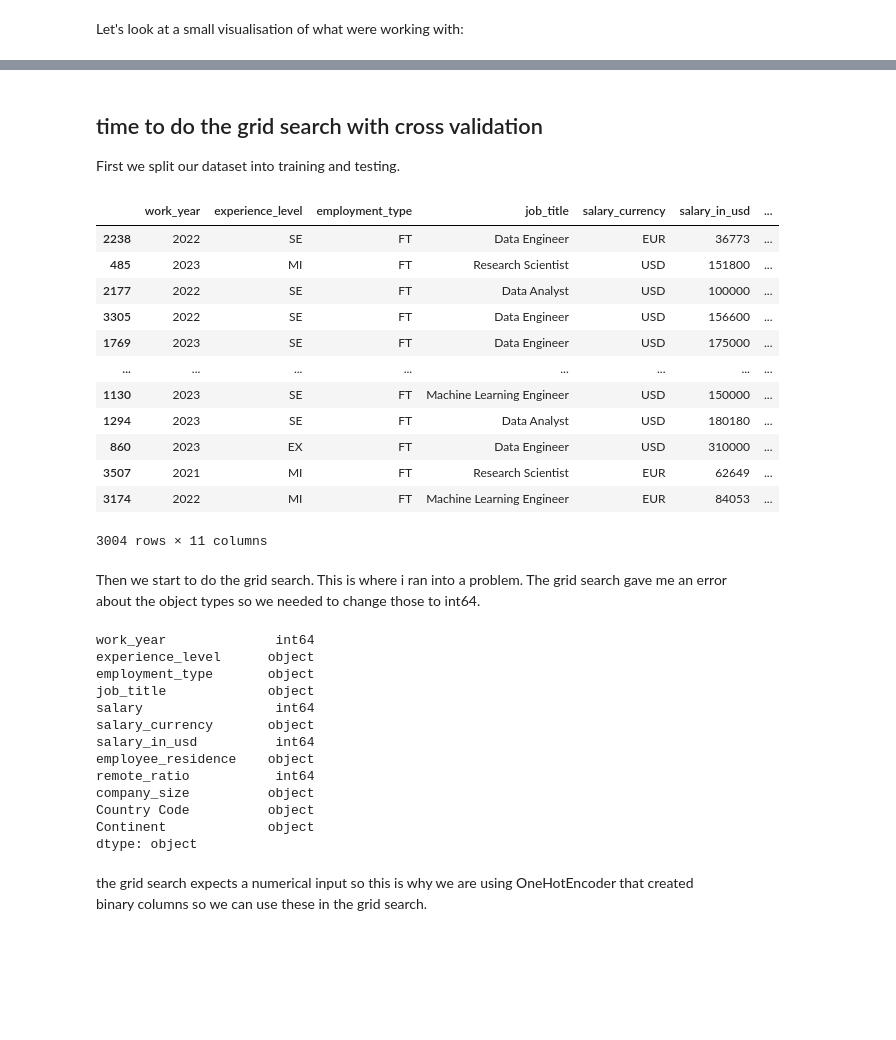
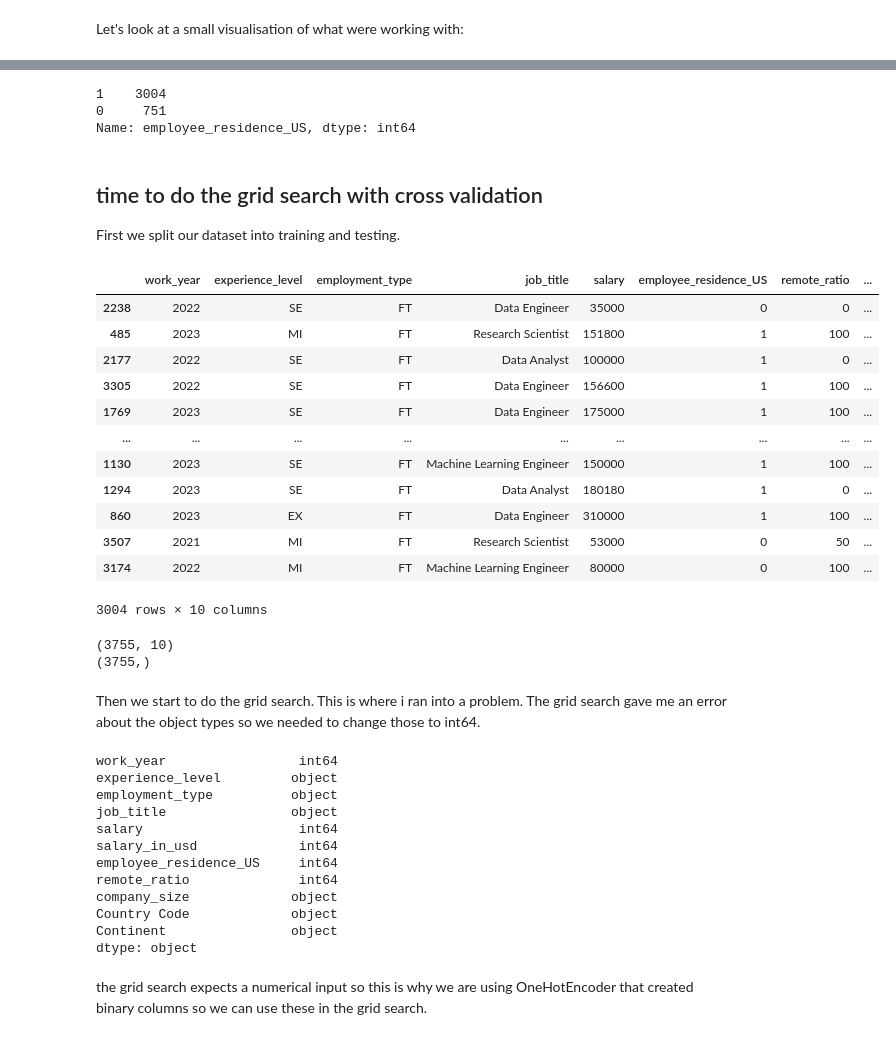
Before and after one commit to alexxtodea/DataAnalytics, a Jupyter notebook: DataSienceSalaries/DSSalaries.ipynb, the cells around one changed output, grey strips where cells are left out. Saved outputs shown, nothing was run; the diff lists cells and outputs as text; code cells hidden in the pictures; blank space fills up the shorter version.

```diff
--- a/DataSienceSalaries/DSSalaries.ipynb
+++ b/DataSienceSalaries/DSSalaries.ipynb
@@ -175,6 +222,8 @@ Name: Continent, Length: 3755, dtype: object
 As we can see in the output above there are alot of country codes. To make these into smaller categories I asked ChatGPT to organise these country codes into continents and then used the same function as above to categorize them into continents.
 # %% [markdown]
 Now we have a few continents to work with. Let's check if this worked.
+# %%
+salariesDC.drop('salary_currency', axis=1, inplace=True)
 # %%
 salariesDC.head()
 # %% [output]
@@ -215,28 +265,42 @@ plt.show()
+# %%
+salariesDC["employee_residence"] = np.where(salariesDC["employee_residence"]=="US", 1,0)
+salariesDC.rename(columns={"employee_residence" : "employee_residence_US"}, inplace=True)
+salariesDC["employee_residence_US"].value_counts()
+# %% [output]
+1    3004
+0     751
+Name: employee_residence_US, dtype: int64
 # %% [markdown]
 ## time to do the grid search with cross validation ##
 
 First we split our dataset into training and testing.
 # %%
-X = salariesDC.drop('salary', axis=1)
-y = salariesDC['salary']
+X = salariesDC.drop('salary_in_usd', axis=1)
+y = salariesDC['salary_in_usd']
 
 X_train, X_test, y_train, y_test = train_test_split(X, y, test_size=0.2, random_state=42)
 
 X_train  # Print the training features
 # %% [output]
-|  | work_year | experience_level | employment_type | job_title | salary_currency | salary_in_usd | ... |
-| 2238 | 2022 | SE | FT | Data Engineer | EUR | 36773 | ... |
-| 485 | 2023 | MI | FT | Research Scientist | USD | 151800 | ... |
-| 2177 | 2022 | SE | FT | Data Analyst | USD | 100000 | ... |
-| 3305 | 2022 | SE | FT | Data Engineer | USD | 156600 | ... |
-| 1769 | 2023 | SE | FT | Data Engineer | USD | 175000 | ... |
-| ... | ... | ... | ... | ... | ... | ... | ... |
-| 1130 | 2023 | SE | FT | Machine Learning Engineer | USD | 150000 | ... |
-| 1294 | 2023 | SE | FT | Data Analyst | USD | 180180 | ... |
-| 860 | 2023 | EX | FT | Data Engineer | USD | 310000 | ... |
-| 3507 | 2021 | MI | FT | Research Scientist | EUR | 62649 | ... |
-| 3174 | 2022 | MI | FT | Machine Learning Engineer | EUR | 84053 | ... |
+|  | work_year | experience_level | employment_type | job_title | salary | employee_residence_US | remote_ratio | ... |
+| 2238 | 2022 | SE | FT | Data Engineer | 35000 | 0 | 0 | ... |
+| 485 | 2023 | MI | FT | Research Scientist | 151800 | 1 | 100 | ... |
+| 2177 | 2022 | SE | FT | Data Analyst | 100000 | 1 | 0 | ... |
+| 3305 | 2022 | SE | FT | Data Engineer | 156600 | 1 | 100 | ... |
+| 1769 | 2023 | SE | FT | Data Engineer | 175000 | 1 | 100 | ... |
+| ... | ... | ... | ... | ... | ... | ... | ... | ... |
+| 1130 | 2023 | SE | FT | Machine Learning Engineer | 150000 | 1 | 100 | ... |
+| 1294 | 2023 | SE | FT | Data Analyst | 180180 | 1 | 0 | ... |
+| 860 | 2023 | EX | FT | Data Engineer | 310000 | 1 | 100 | ... |
+| 3507 | 2021 | MI | FT | Research Scientist | 53000 | 0 | 50 | ... |
+| 3174 | 2022 | MI | FT | Machine Learning Engineer | 80000 | 0 | 100 | ... |
-3004 rows × 11 columns
+3004 rows × 10 columns
+# %%
+print(X.shape)
+print(y.shape)
+# %% [output]
+(3755, 10)
+(3755,)
 # %% [markdown]
 Then we start to do the grid search. This is where i ran into a problem. The grid search gave me an error about the object types so we needed to change those to int64.
 # %%
@@ -246,18 +310,17 @@ Then we start to do the grid search. This is where i ran into a problem. The gri
 
 print(salariesDC.dtypes)
 # %% [output]
-work_year              int64
-experience_level      object
-employment_type       object
-job_title             object
-salary                 int64
-salary_currency       object
-salary_in_usd          int64
-employee_residence    object
-remote_ratio           int64
-company_size          object
-Country Code          object
-Continent             object
+work_year                 int64
+experience_level         object
+employment_type          object
+job_title                object
+salary                    int64
+salary_in_usd             int64
+employee_residence_US     int64
+remote_ratio              int64
+company_size             object
+Country Code             object
+Continent                object
 dtype: object
 # %% [markdown]
 the grid search expects a numerical input so this is why we are using OneHotEncoder that created binary columns so we can use these in the grid search.
```
Also changed, not shown: parts of 42 cells of this notebook, 3 other files.
